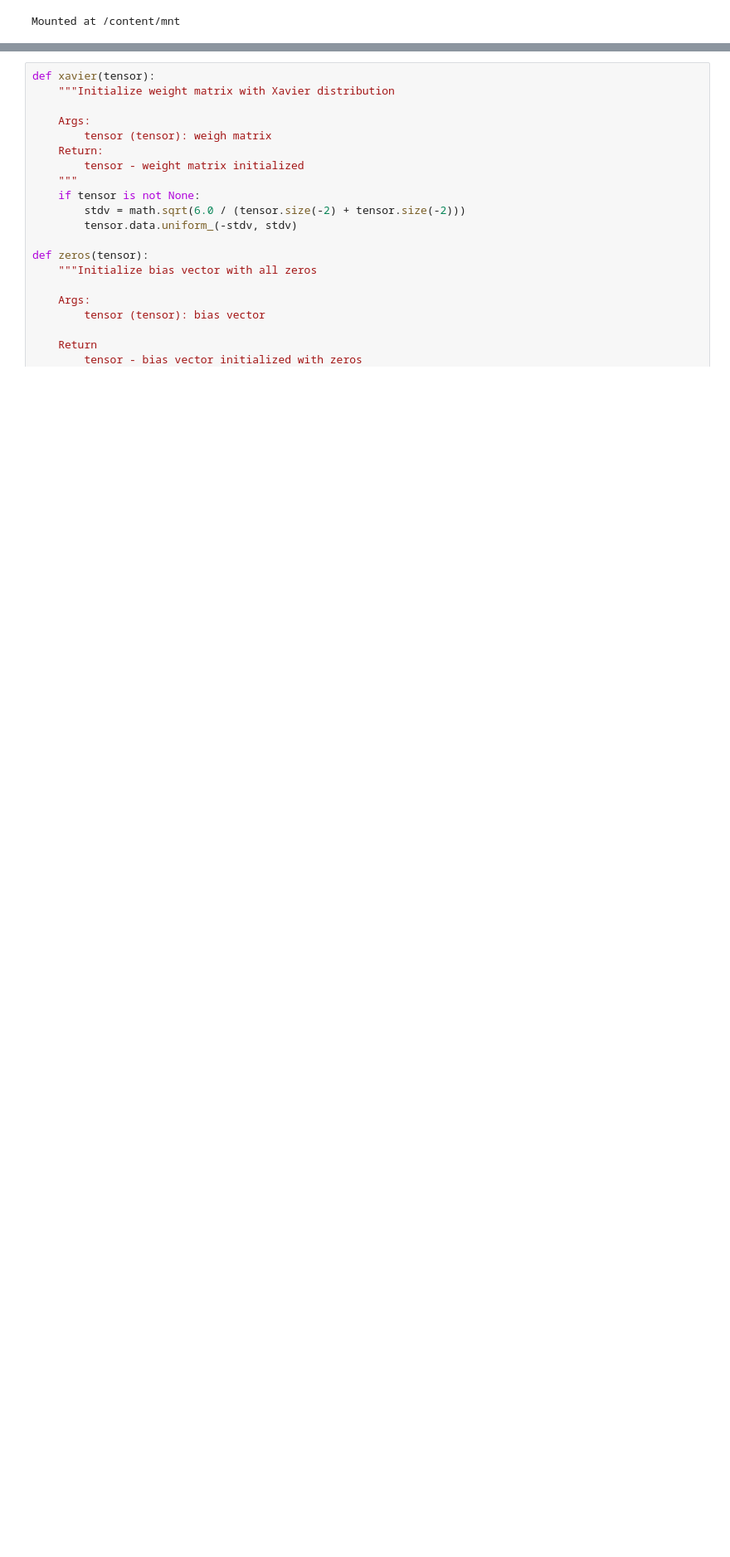
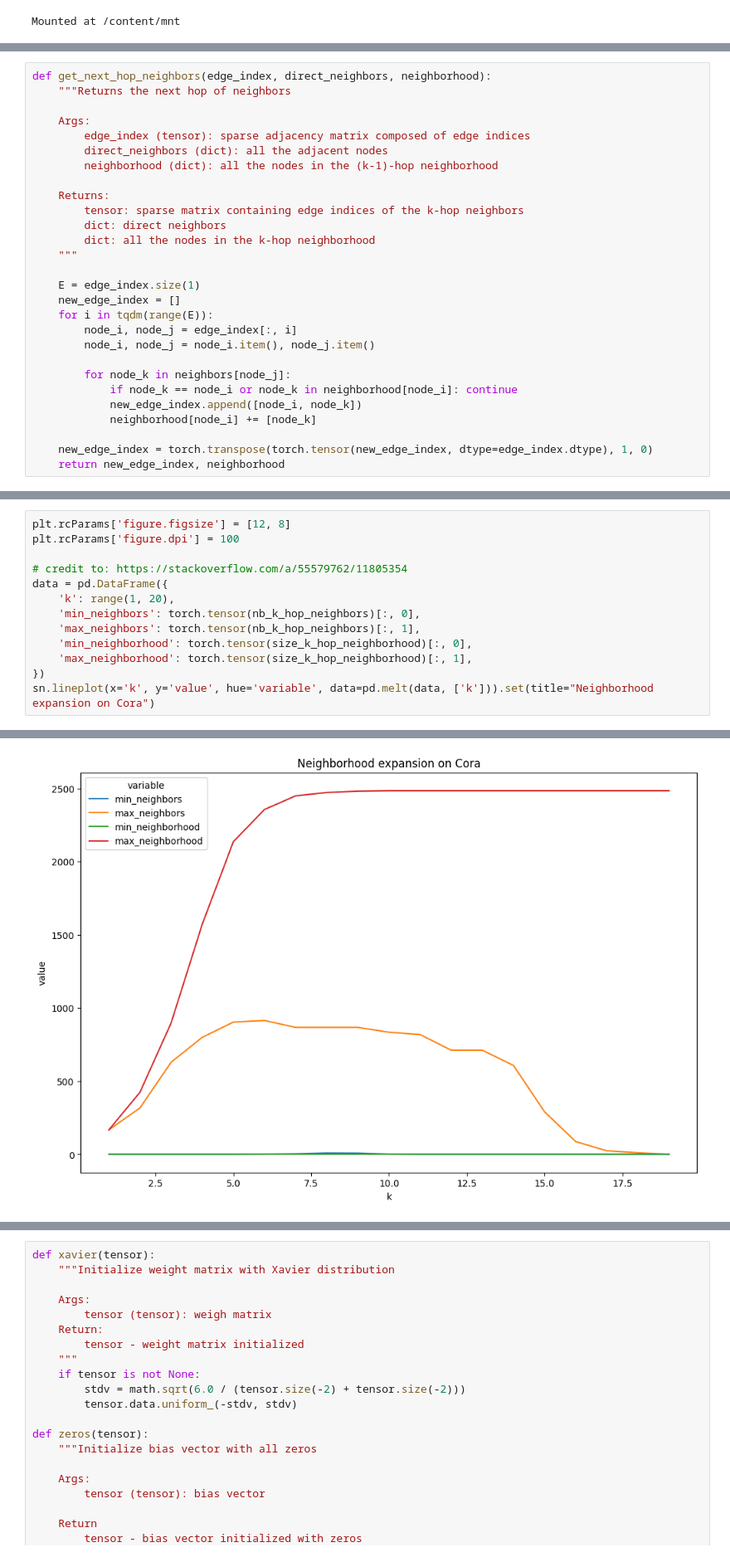
Before and after one commit to achrafash/gnn-receptive-fields, a Jupyter notebook: 01_experiment.ipynb, the cells around one changed output, grey strips where cells are left out. Shown at 83% size. Drawn from its saved outputs; the diff is of its cells as text; blank space fills up the shorter version.

Commit message:
:sparkles: add visualization of the neighborhood expansion

```diff
--- a/01_experiment.ipynb
+++ b/01_experiment.ipynb
@@ -136,0 +177,28 @@ KeyboardInterrupt: ignored
+# %%
+def get_next_hop_neighbors(edge_index, direct_neighbors, neighborhood):
+    """Returns the next hop of neighbors
+
+    Args:
+        edge_index (tensor): sparse adjacency matrix composed of edge indices
+        direct_neighbors (dict): all the adjacent nodes
+        neighborhood (dict): all the nodes in the (k-1)-hop neighborhood
+
+    Returns:
+        tensor: sparse matrix containing edge indices of the k-hop neighbors
+        dict: direct neighbors
+        dict: all the nodes in the k-hop neighborhood
+    """
+
+    E = edge_index.size(1)
+    new_edge_index = []
+    for i in tqdm(range(E)):
+        node_i, node_j = edge_index[:, i]
+        node_i, node_j = node_i.item(), node_j.item()
+
+        for node_k in neighbors[node_j]:
+            if node_k == node_i or node_k in neighborhood[node_i]: continue
+            new_edge_index.append([node_i, node_k])
+            neighborhood[node_i] += [node_k]
+
+    new_edge_index = torch.transpose(torch.tensor(new_edge_index, dtype=edge_index.dtype), 1, 0)
+    return new_edge_index, neighborhood
@@ -136,0 +246,14 @@ KeyboardInterrupt: ignored
+# %%
+plt.rcParams['figure.figsize'] = [12, 8]
+plt.rcParams['figure.dpi'] = 100
+
+# credit to: https://stackoverflow.com/a/55579762/11805354
+data = pd.DataFrame({
+    'k': range(1, 20),
+    'min_neighbors': torch.tensor(nb_k_hop_neighbors)[:, 0],
+    'max_neighbors': torch.tensor(nb_k_hop_neighbors)[:, 1],
+    'min_neighborhood': torch.tensor(size_k_hop_neighborhood)[:, 0],
+    'max_neighborhood': torch.tensor(size_k_hop_neighborhood)[:, 1],
+})
+sn.lineplot(x='k', y='value', hue='variable', data=pd.melt(data, ['k'])).set(title="Neighborhood expansion on Cora")
+# %% [output]
@@ -136,0 +261 @@ KeyboardInterrupt: ignored
+[figure, added]
```
Also changed, not shown: parts of 40 cells of this notebook.
